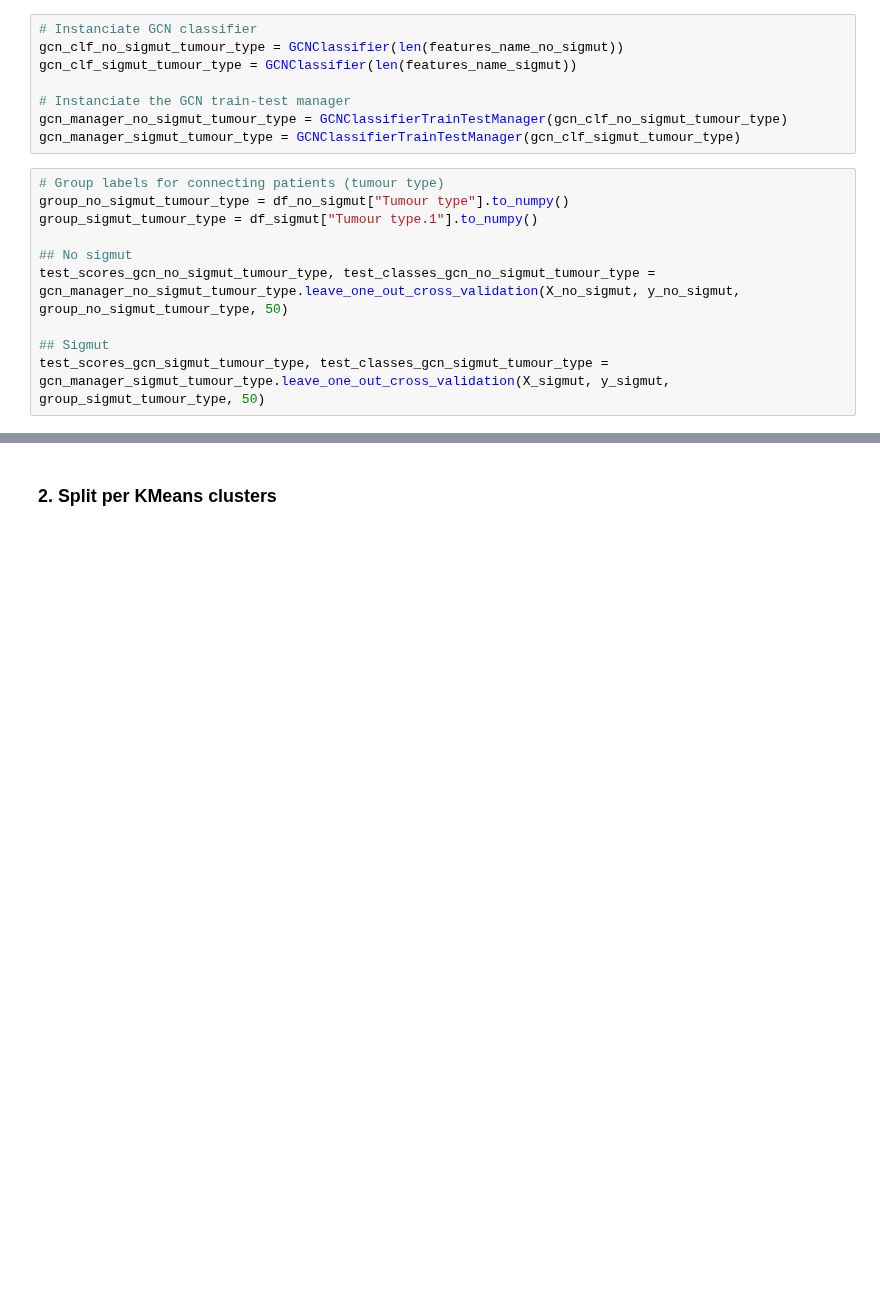
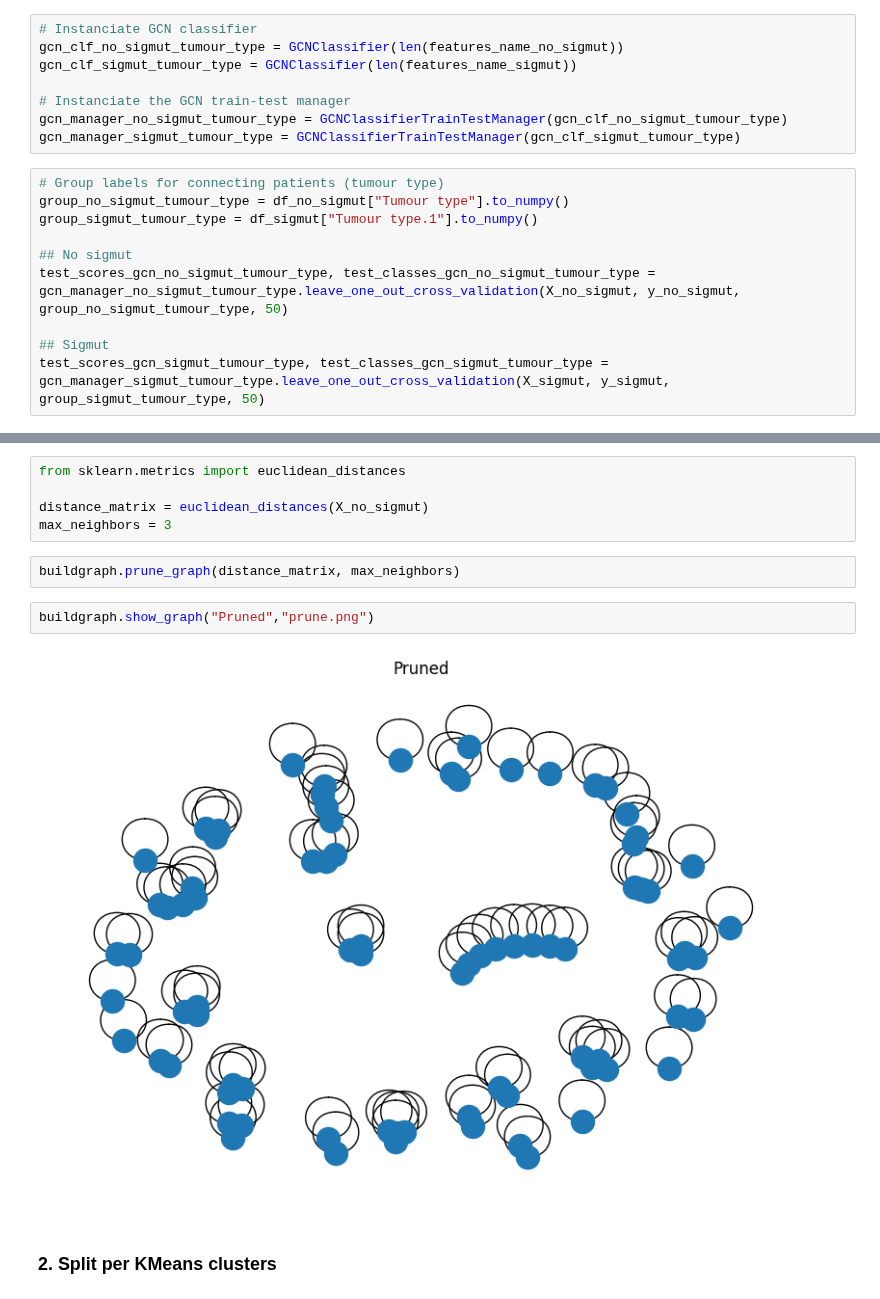
Before and after one commit to Arthur8754/mutational-signatures, a Jupyter notebook: predict-response.ipynb, the cells around one changed output, grey strips where cells are left out. Drawn from its saved outputs; the diff is of its cells as text; blank space fills up the shorter version.

```diff
--- a/predict-response.ipynb
+++ b/predict-response.ipynb
@@ -105,3 +115,14 @@ test_scores_gcn_sigmut_tumour_type, test_classes_gcn_sigmut_tumour_type = gcn_ma
+# %%
+from sklearn.metrics import euclidean_distances
+
+distance_matrix = euclidean_distances(X_no_sigmut)
+max_neighbors = 3
+# %%
+buildgraph.prune_graph(distance_matrix, max_neighbors)
+# %%
+buildgraph.show_graph("Pruned","prune.png")
+# %% [output]
+[figure, added]
 # %% [markdown]
 ### 2. Split per KMeans clusters
 # %%
```
Also changed, not shown: parts of 4 cells of this notebook, 2 other files.
